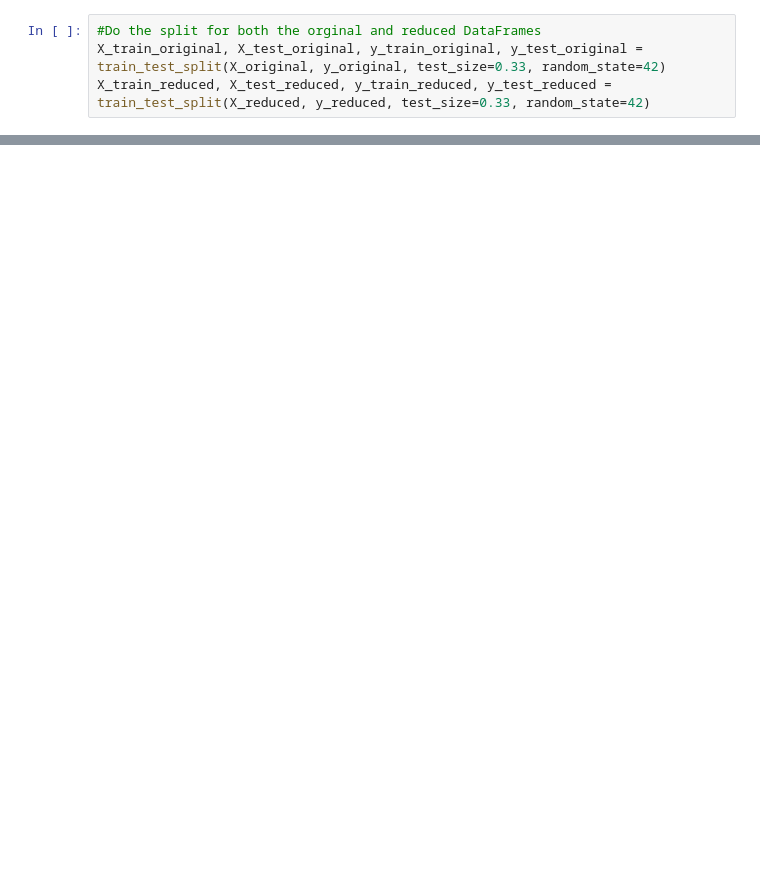
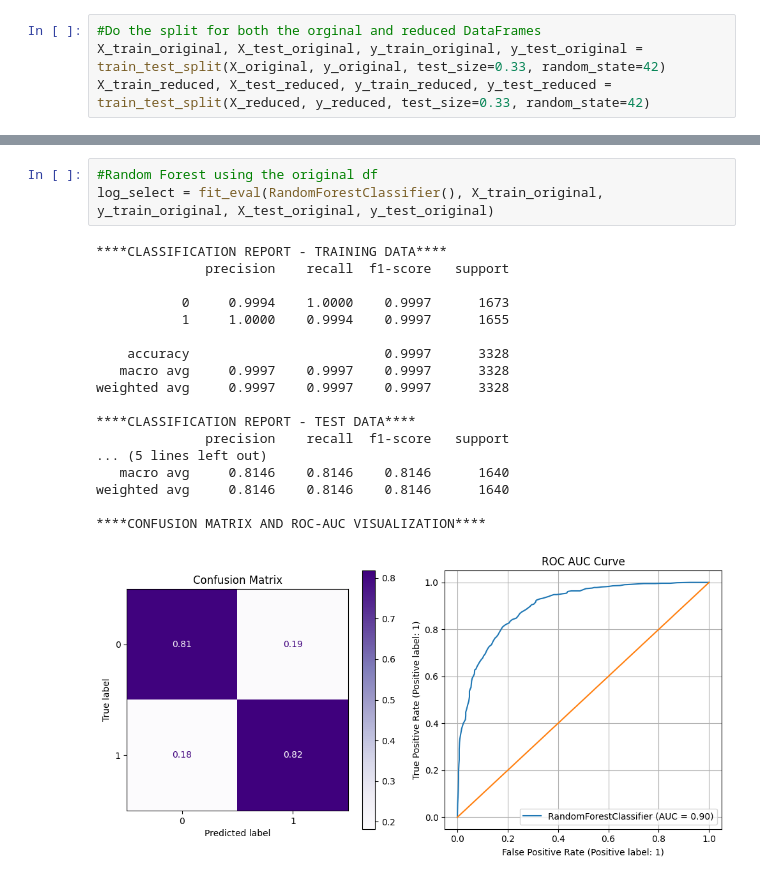
Before and after one commit to tlucch/League-of-Legends-Predictor, a Jupyter notebook: classification-models-testing.ipynb, the cells around one changed output, grey strips where cells are left out. Cells and saved outputs as stored; diff of their text form; blank space fills up the shorter version.

```diff
--- a/classification-models-testing.ipynb
+++ b/classification-models-testing.ipynb
@@ -212,0 +247,22 @@ Please also refer to the documentation for alternative solver options:
+# %%
+#Random Forest using the original df
+log_select = fit_eval(RandomForestClassifier(), X_train_original, y_train_original, X_test_original, y_test_original)
+# %% [output]
+****CLASSIFICATION REPORT - TRAINING DATA****
+              precision    recall  f1-score   support
+
+           0     0.9994    1.0000    0.9997      1673
+           1     1.0000    0.9994    0.9997      1655
+
+    accuracy                         0.9997      3328
+   macro avg     0.9997    0.9997    0.9997      3328
+weighted avg     0.9997    0.9997    0.9997      3328
+
+****CLASSIFICATION REPORT - TEST DATA****
+              precision    recall  f1-score   support
+... (5 lines left out)
+   macro avg     0.8146    0.8146    0.8146      1640
+weighted avg     0.8146    0.8146    0.8146      1640
+
+****CONFUSION MATRIX AND ROC-AUC VISUALIZATION****
+[figure, added]
```
Also changed, not shown: parts of 8 cells of this notebook, 1 other file.
